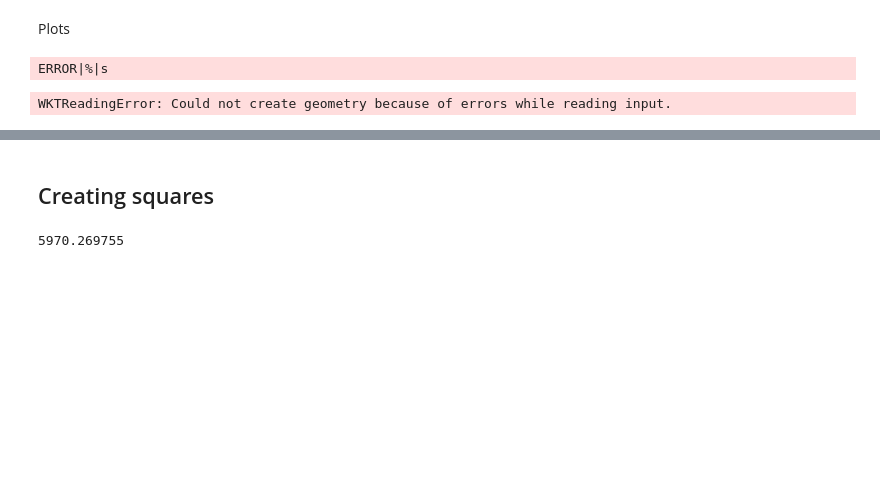
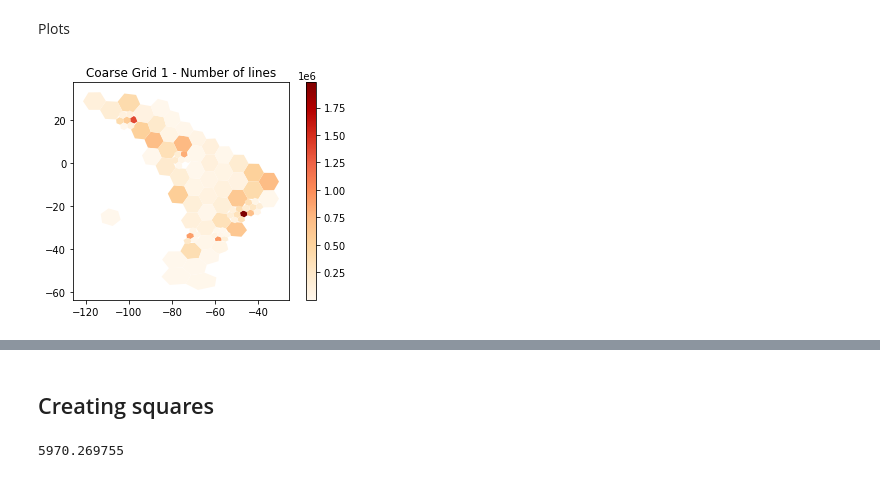
Before and after one commit to EL-BID/IDB-IDB-Invest-Coronavirus-Impact-Dashboard, a Jupyter notebook: notebooks/katana_bounds.ipynb, the cells around one changed output, grey strips where cells are left out. Drawn from its saved outputs; the diff is of its cells as text; code cells hidden in the pictures; blank space fills up the shorter version.

```diff
--- a/notebooks/katana_bounds.ipynb
+++ b/notebooks/katana_bounds.ipynb
@@ -372,16 +372,16 @@ Plots
 # %%
 tab = pd.read_csv('/home/soniame/shared/spd-sdv-omitnik-waze/corona/geo_partition/figures/coarse_grid_distribution_R.csv')
 # %%
+tab = tab[tab.coarse_wkt_R != '(MISSING)']
 tab['geometry'] = gpd.GeoSeries.from_wkt(tab['coarse_wkt_R'])
 tab = gpd.GeoDataFrame(tab, geometry='geometry')
 fig, ax = plt.subplots(1, 1)
 tab.plot(column='lines', ax=ax,
          legend=True, cmap='OrRd')
 plt.title('Coarse Grid 1 - Number of lines')
 plt.savefig('/home/soniame/shared/spd-sdv-omitnik-waze/corona/geo_partition/figures/coarse_map_LinesR2.pdf')
 # %% [output]
-ERROR|%|s
-WKTReadingError: Could not create geometry because of errors while reading input.
+[figure, added]
 # %%
 fig, ax = plt.subplots(1, 1)
 tab.plot(column='jams', ax=ax,
```
Also changed, not shown: parts of 3 cells of this notebook, 1 other file.
